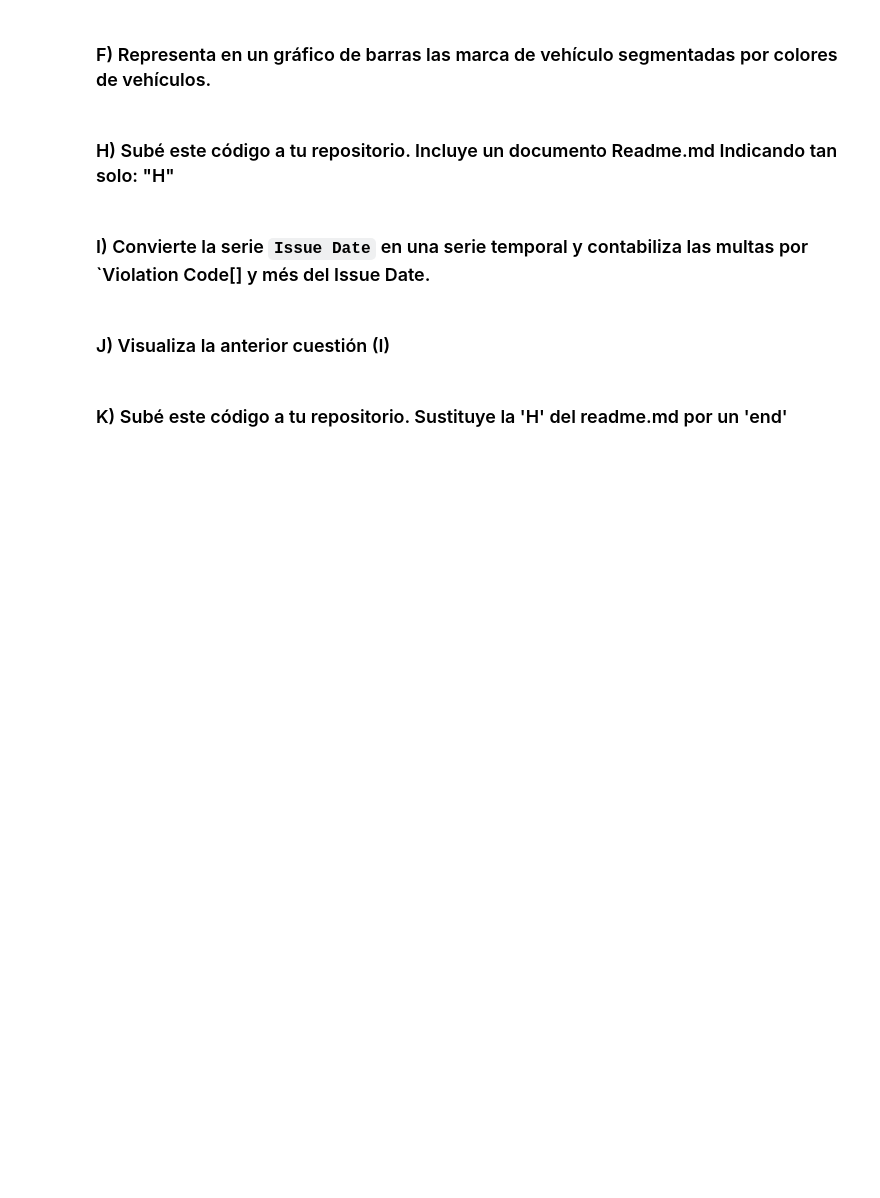
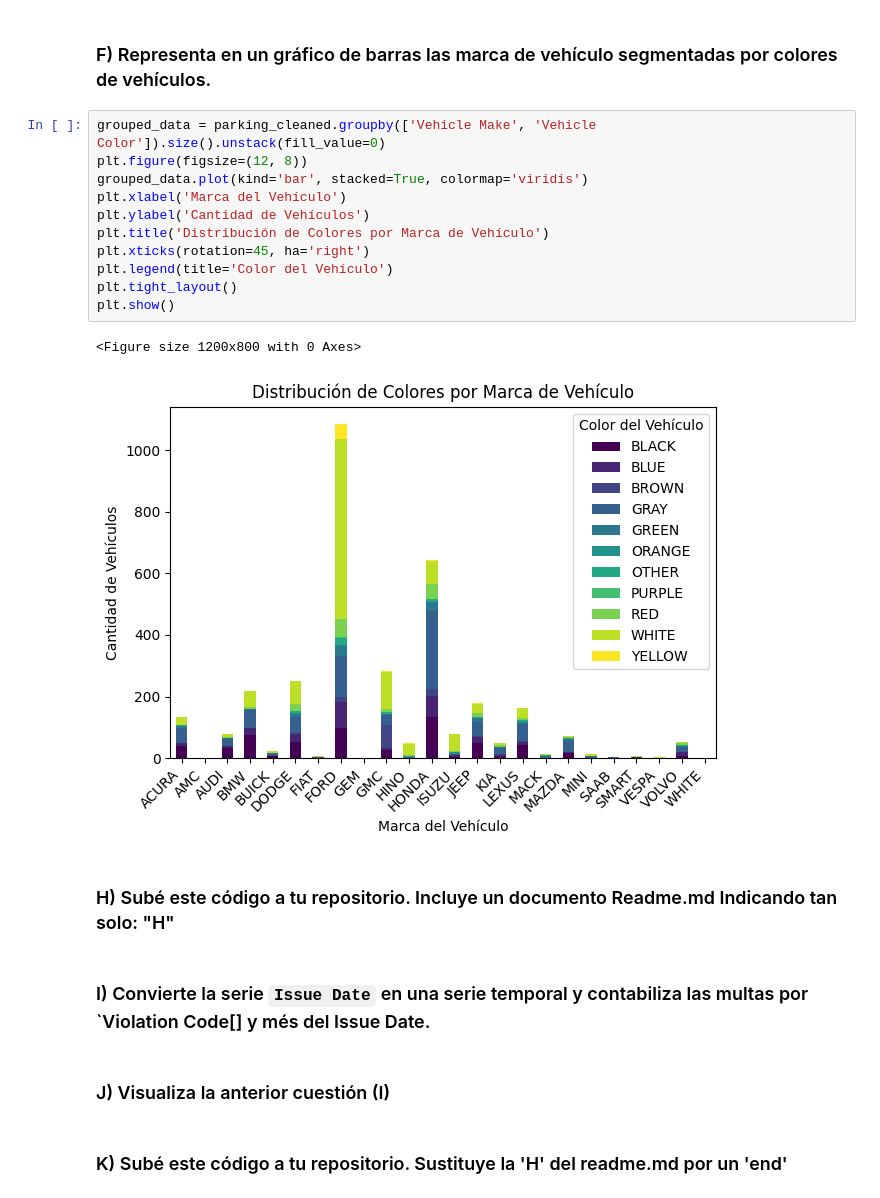
Before and after one commit to llorenscapotorres/ProyectoPandas, a Jupyter notebook: ProyectoPandas_Github.ipynb, the cells around one changed output. Drawn from its saved outputs; the diff is of its cells as text; blank space fills up the shorter version.

```diff
--- a/ProyectoPandas_Github.ipynb
+++ b/ProyectoPandas_Github.ipynb
@@ -101,5 +169,19 @@ plt.show()
 # %% [markdown]
 ### F) Representa en un gráfico de barras las marca de vehículo segmentadas por colores de vehículos.
+# %%
+grouped_data = parking_cleaned.groupby(['Vehicle Make', 'Vehicle Color']).size().unstack(fill_value=0)
+plt.figure(figsize=(12, 8))
+grouped_data.plot(kind='bar', stacked=True, colormap='viridis')
+plt.xlabel('Marca del Vehículo')
+plt.ylabel('Cantidad de Vehículos')
+plt.title('Distribución de Colores por Marca de Vehículo')
+plt.xticks(rotation=45, ha='right')
+plt.legend(title='Color del Vehículo')
+plt.tight_layout()
+plt.show()
+# %% [output]
+<Figure size 1200x800 with 0 Axes>
+[figure, added]
 # %% [markdown]
 ### H) Subé este código a tu repositorio. Incluye un documento Readme.md Indicando tan solo: "H"
 # %% [markdown]
```
Also changed, not shown: parts of 3 cells of this notebook.
